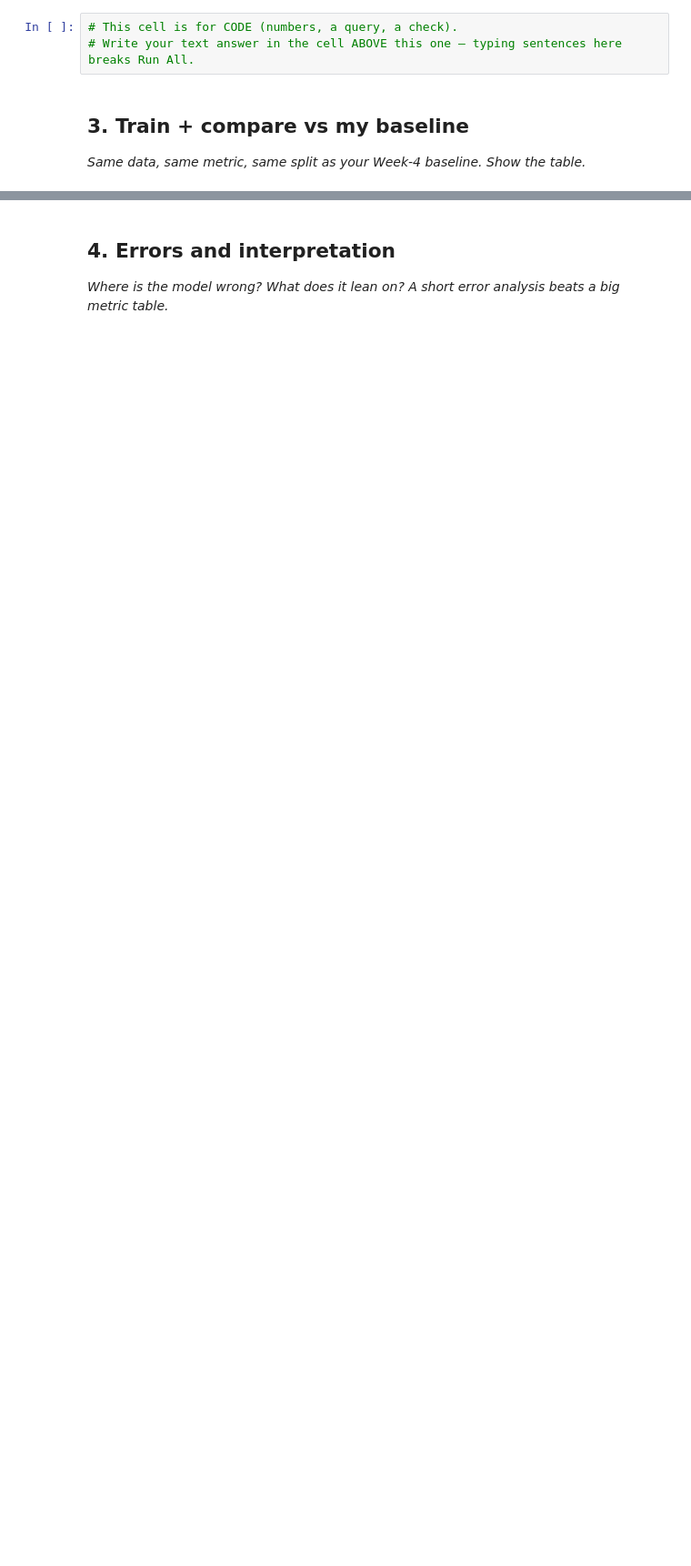
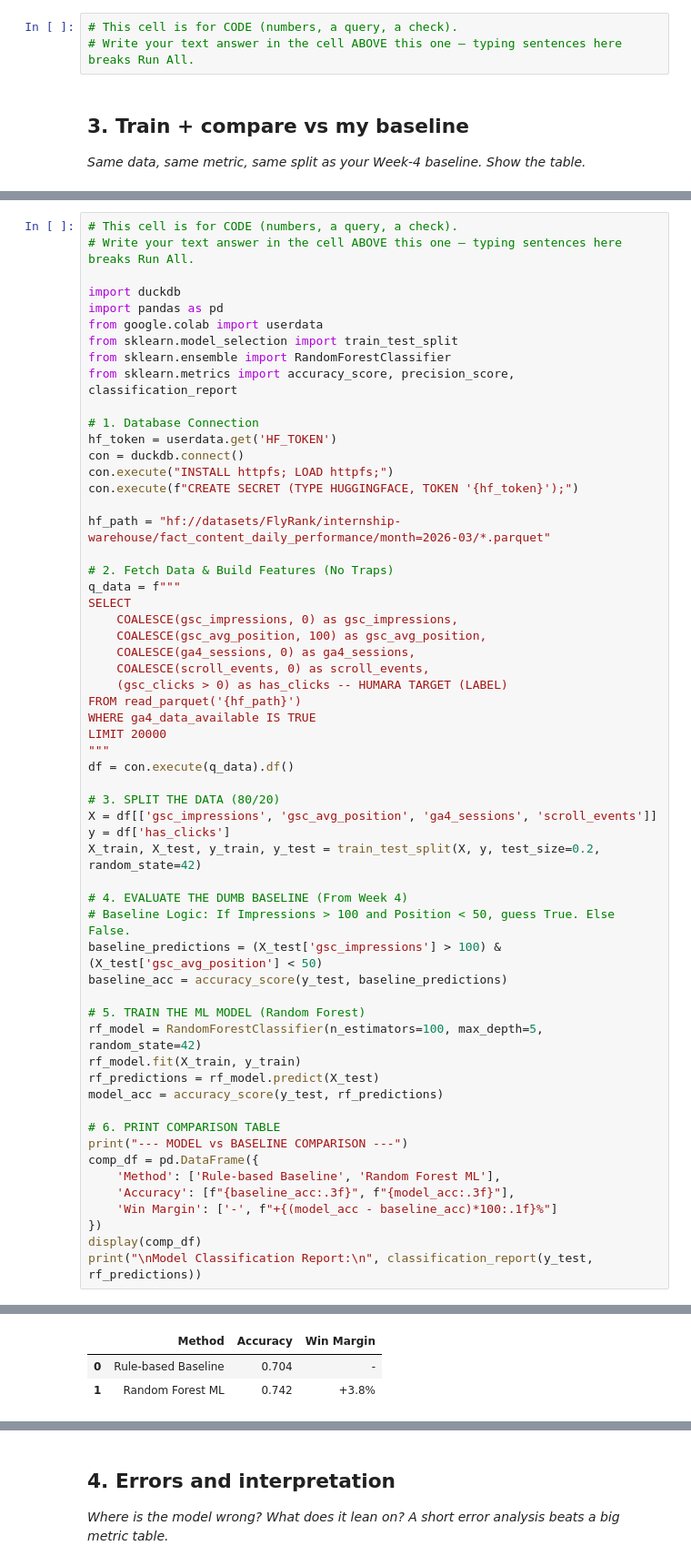
Before and after one commit to s-safwan/ml-internship-flyrank, a Jupyter notebook: work/notebooks/w05_model.ipynb, the cells around one changed output, grey strips where cells are left out. Shown at 91% size. Drawn from its saved outputs; the diff is of its cells as text; blank space fills up the shorter version.

```diff
--- a/work/notebooks/w05_model.ipynb
+++ b/work/notebooks/w05_model.ipynb
@@ -29,0 +35,59 @@ This skeleton is yours to fill. Work the sections **in order** — each one has
+# %%
+# This cell is for CODE (numbers, a query, a check).
+# Write your text answer in the cell ABOVE this one — typing sentences here breaks Run All.
+
+import duckdb
+import pandas as pd
+from google.colab import userdata
+from sklearn.model_selection import train_test_split
+from sklearn.ensemble import RandomForestClassifier
+from sklearn.metrics import accuracy_score, precision_score, classification_report
+
+# 1. Database Connection
+hf_token = userdata.get('HF_TOKEN')
+con = duckdb.connect()
+con.execute("INSTALL httpfs; LOAD httpfs;")
+con.execute(f"CREATE SECRET (TYPE HUGGINGFACE, TOKEN '{hf_token}');")
+
+hf_path = "hf://datasets/FlyRank/internship-warehouse/fact_content_daily_performance/month=2026-03/*.parquet"
+
+# 2. Fetch Data & Build Features (No Traps)
+q_data = f"""
+SELECT
+    COALESCE(gsc_impressions, 0) as gsc_impressions,
+    COALESCE(gsc_avg_position, 100) as gsc_avg_position,
+    COALESCE(ga4_sessions, 0) as ga4_sessions,
+    COALESCE(scroll_events, 0) as scroll_events,
+    (gsc_clicks > 0) as has_clicks -- HUMARA TARGET (LABEL)
+FROM read_parquet('{hf_path}')
+WHERE ga4_data_available IS TRUE
+LIMIT 20000
+"""
+df = con.execute(q_data).df()
+
+# 3. SPLIT THE DATA (80/20)
+X = df[['gsc_impressions', 'gsc_avg_position', 'ga4_sessions', 'scroll_events']]
+y = df['has_clicks']
+X_train, X_test, y_train, y_test = train_test_split(X, y, test_size=0.2, random_state=42)
+
+# 4. EVALUATE THE DUMB BASELINE (From Week 4)
+# Baseline Logic: If Impressions > 100 and Position < 50, guess True. Else False.
+baseline_predictions = (X_test['gsc_impressions'] > 100) & (X_test['gsc_avg_position'] < 50)
+baseline_acc = accuracy_score(y_test, baseline_predictions)
+
+# 5. TRAIN THE ML MODEL (Random Forest)
+rf_model = RandomForestClassifier(n_estimators=100, max_depth=5, random_state=42)
+rf_model.fit(X_train, y_train)
+rf_predictions = rf_model.predict(X_test)
+model_acc = accuracy_score(y_test, rf_predictions)
+
+# 6. PRINT COMPARISON TABLE
+print("--- MODEL vs BASELINE COMPARISON ---")
+comp_df = pd.DataFrame({
+    'Method': ['Rule-based Baseline', 'Random Forest ML'],
+    'Accuracy': [f"{baseline_acc:.3f}", f"{model_acc:.3f}"],
+    'Win Margin': ['-', f"+{(model_acc - baseline_acc)*100:.1f}%"]
+})
+display(comp_df)
+print("\nModel Classification Report:\n", classification_report(y_test, rf_predictions))
+# %% [output]
@@ -29,0 +95,3 @@ This skeleton is yours to fill. Work the sections **in order** — each one has
+|  | Method | Accuracy | Win Margin |
+| 0 | Rule-based Baseline | 0.704 | - |
+| 1 | Random Forest ML | 0.742 | +3.8% |
```
Also changed, not shown: parts of 7 cells of this notebook.
